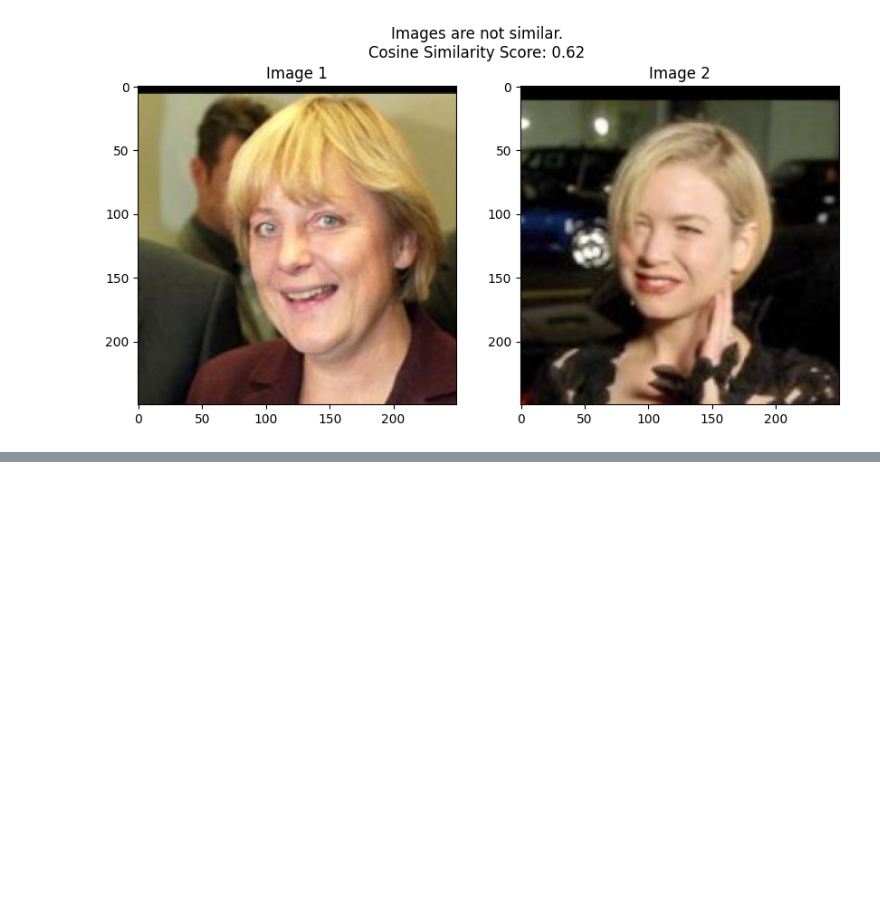
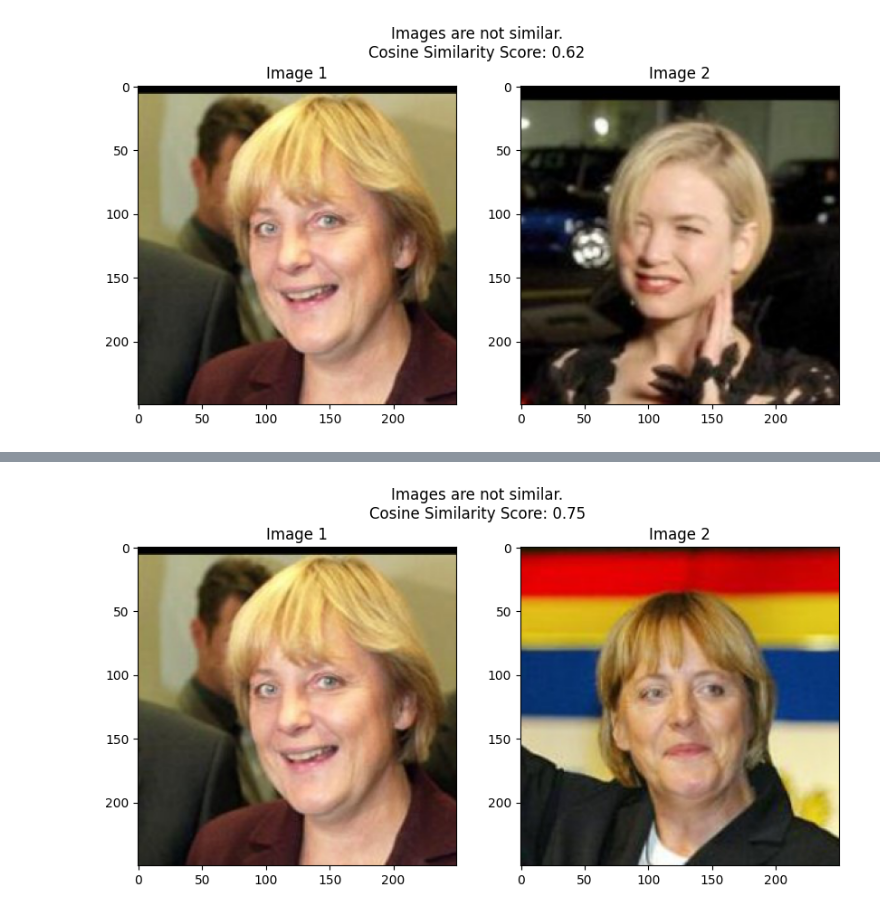
Before and after one commit to Qibaoooo/stray_cat_sg, a Jupyter notebook: machinelearning/test.ipynb, the cells around one changed output, grey strips where cells are left out. Cells and saved outputs as stored; diff of their text form; code cells hidden in the pictures; blank space fills up the shorter version.

Commit message:
New tests

```diff
--- a/machinelearning/test.ipynb
+++ b/machinelearning/test.ipynb
@@ -554,3 +554,40 @@ plt.show()
 1/1 [==============================] - 0s 19ms/step
 Cosine Similarity Score: 0.6152924
 [figure]
+# %%
+# Test images
+test_image_path1 = 'lfw_extracted\Angela_Merkel\Angela_Merkel_0001.jpg'
+test_image_path2 = 'lfw_extracted\Angela_Merkel\Angela_Merkel_0002.jpg'
+
+# Extracting features
+test_feature1 = extract_features(feature_extraction_model_v2, test_image_path1)
+test_feature2 = extract_features(feature_extraction_model_v2, test_image_path2)
+
+# Calculate cosine similarity
+similarity_score = cosine_similarity([test_feature1], [test_feature2])[0][0]
+print("Cosine Similarity Score:", similarity_score)
+
+# Define a similarity threshold (adjust as needed)
+threshold = 0.8  # You can set this threshold based on your validation/testing
+
+# Load and plot the images
+img1 = mpimg.imread(test_image_path1)
+img2 = mpimg.imread(test_image_path2)
+
+# Plot the images side by side
+fig, axes = plt.subplots(1, 2, figsize=(10, 5))
+axes[0].imshow(img1)
+axes[0].set_title('Image 1')
+axes[1].imshow(img2)
+axes[1].set_title('Image 2')
+
+# Determine similarity and display the result
+if similarity_score >= threshold:
+    result = "Images are similar."
+else:
+    result = "Images are not similar."
+
+# Add the similarity score as a text annotation
+fig.suptitle(result + f'\nCosine Similarity Score: {similarity_score:.2f}', fontsize=12)
+plt.show()
+# %% [output]
@@ -556,0 +597 @@ Cosine Similarity Score: 0.6152924
+[figure, added]
```
Also changed, not shown: parts of 1 cell of this notebook.
